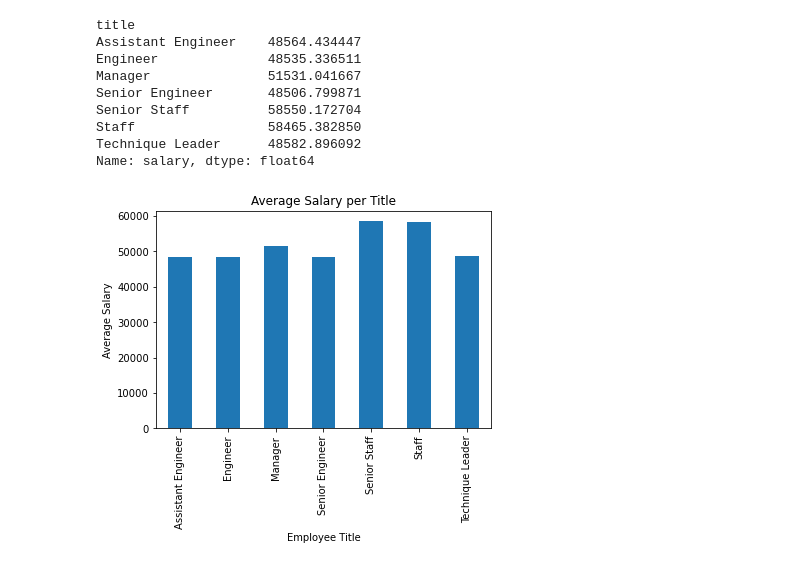
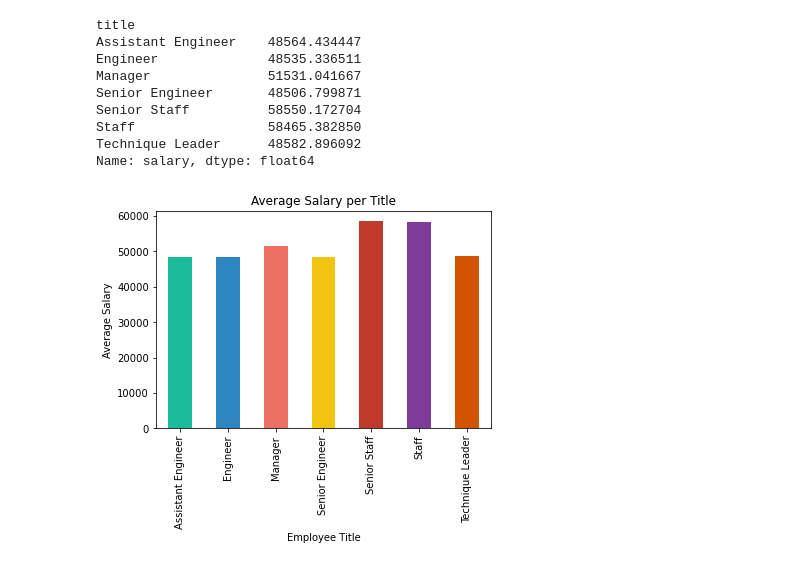
Before and after one commit to saronraut/sql-challenge, a Jupyter notebook: EmployeeSQL/Bonus.ipynb, the cells around one changed output. Saved outputs shown, nothing was run; the diff lists cells and outputs as text; code cells hidden in the pictures.

```diff
--- a/EmployeeSQL/Bonus.ipynb
+++ b/EmployeeSQL/Bonus.ipynb
@@ -38,9 +38,9 @@ empl_df["salary"].max()
 129492
 # %%
 #binning the salary
-bins = [39999,59999,79999,99999,119999,130000]
+bins = [39999,49999,59999,69999,79999,89999,99999,109999,119999,130000]
 
-groupname = ["40K-59K","60K-79K","80K-99K","100K-119K","120K-130K"]
+groupname = ["40K-49K","50K-59K","60K-69K","70K-79K","80K-89K","90K-99K","100K-109K","110K-119K","120K-130K"]
 # %%
 empl_df["Salary Range"] = pd.cut(empl_df["salary"],bins, labels = groupname, include_lowest=True)
 empl_df.tail()
@@ -152,10 +152,11 @@ Name: salary, dtype: float64
 # %%
 
 average = complete_merge["salary"].mean()
-average.plot(kind='bar')
+color =['#1ABC9C', '#2E86C1', '#EC7063', '#F1C40F', '#C0392B', '#7D3C98','#D35400']
+average.plot(kind='bar', color= color, )
 plt.xlabel("Employee Title")
 plt.ylabel("Average Salary")
 plt.title("Average Salary per Title")
 plt.savefig('../EmployeeSQL/AverageSalary.png')
 # %% [output]
-[figure, old version]
+[figure, new version]
```
Also changed, not shown: parts of 2 cells of this notebook, 2 other files.
